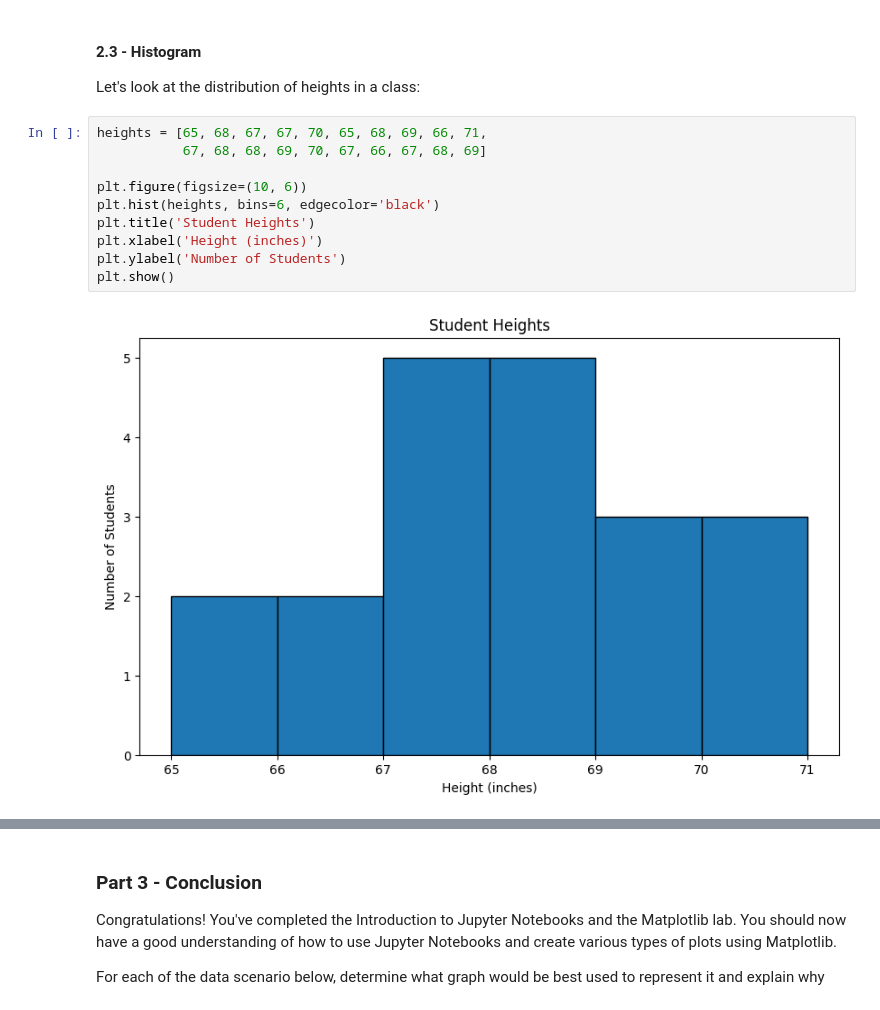
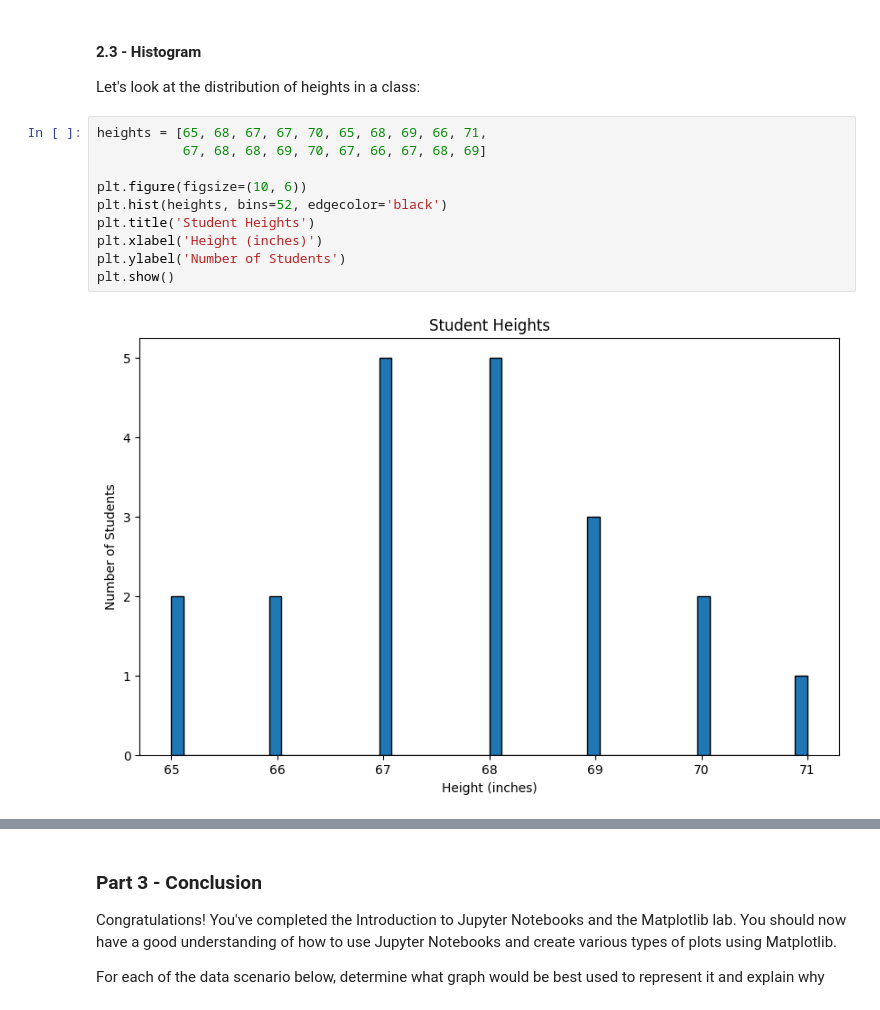
Before and after one commit to sugaazz1/unit-3-ai, a Jupyter notebook: 02-intro/intro-to-notebooks.ipynb, the cells around one changed output, grey strips where cells are left out. Cells and saved outputs as stored; diff of their text form.

```diff
--- a/02-intro/intro-to-notebooks.ipynb
+++ b/02-intro/intro-to-notebooks.ipynb
@@ -362,15 +361,15 @@ Let's look at the distribution of heights in a class:
 # %%
 heights = [65, 68, 67, 67, 70, 65, 68, 69, 66, 71,
            67, 68, 68, 69, 70, 67, 66, 67, 68, 69]
 
 plt.figure(figsize=(10, 6))
-plt.hist(heights, bins=6, edgecolor='black')
+plt.hist(heights, bins=52, edgecolor='black')
 plt.title('Student Heights')
 plt.xlabel('Height (inches)')
 plt.ylabel('Number of Students')
 plt.show()
 # %% [output]
-[figure, old version]
+[figure, new version]
 # %% [markdown]
 ##### Question 23
 What height range appears most common in the class?
```
Also changed, not shown: parts of 6 cells of this notebook.
